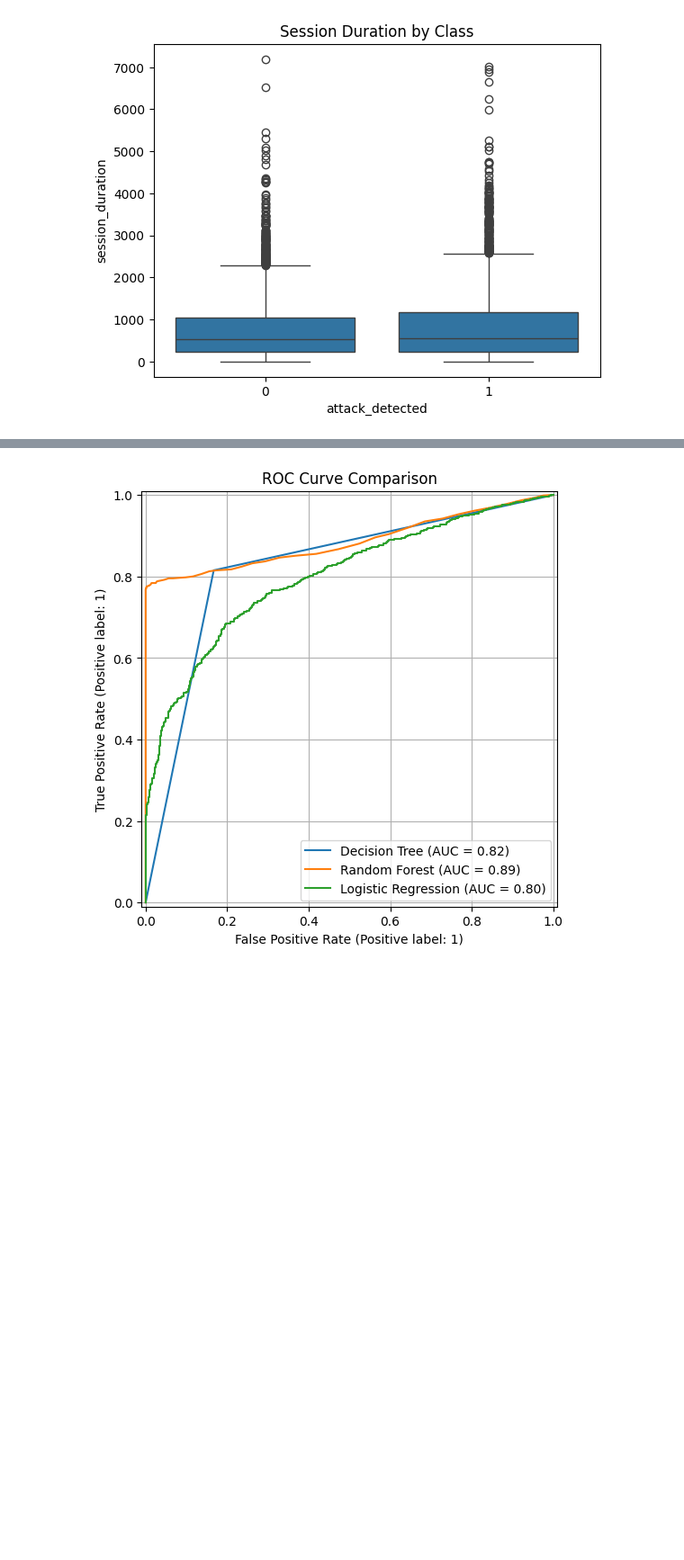
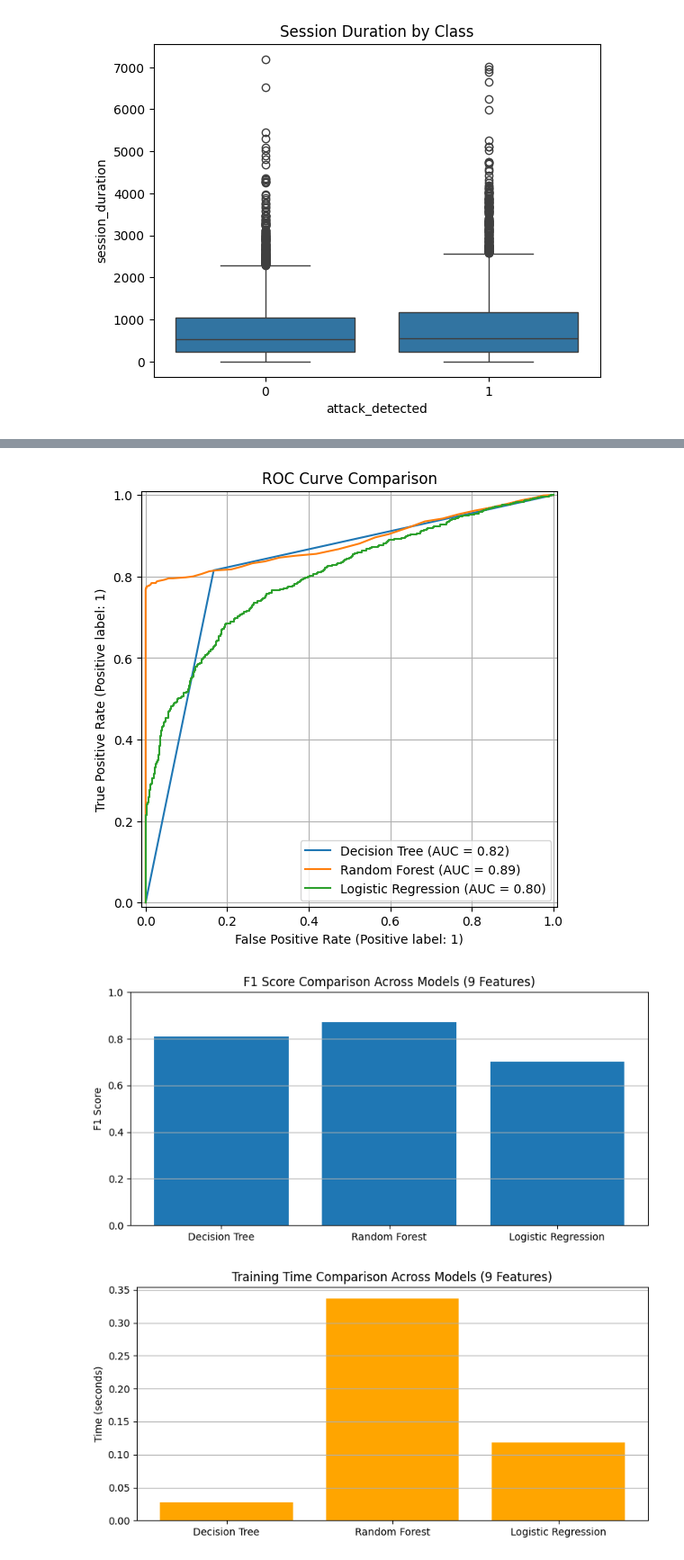
Before and after one commit to JoaoB97/Applied-Machine-Learning, a Jupyter notebook: CyberSecurity_Intrustion_Dataset_Joao_Binda_S18105385.ipynb, the cells around one changed output, grey strips where cells are left out. Shown at 90% size. Drawn from its saved outputs; the diff is of its cells as text; code cells hidden in the pictures; blank space fills up the shorter version.

```diff
--- a/CyberSecurity_Intrustion_Dataset_Joao_Binda_S18105385.ipynb
+++ b/CyberSecurity_Intrustion_Dataset_Joao_Binda_S18105385.ipynb
@@ -118,33 +118,67 @@ plt.tight_layout()
 plt.show()
 
 # Plot ROC curves
 plt.figure(figsize=(10, 6))
 for name, model in models.items():
     if hasattr(model, "predict_proba"):
         RocCurveDisplay.from_estimator(model, X_test, y_test, name=name, ax=plt.gca())
 plt.title("ROC Curve Comparison")
 plt.grid(True)
 plt.show()
+
+import pandas as pd
+import matplotlib.pyplot as plt
+
+# Simulate final metrics extracted from the models for 9 features (as per previous request)
+# Replace these values with the actual extracted values if needed
+metrics_summary = {
+    "Model": ["Decision Tree", "Random Forest", "Logistic Regression"],
+    "F1 Score": [0.8087, 0.8722, 0.7022],
+    "Time (s)": [0.028, 0.337, 0.118]
+}
+
+df_metrics = pd.DataFrame(metrics_summary)
+
+# Plot F1 Score Bar Chart
+plt.figure(figsize=(8, 4))
+plt.bar(df_metrics["Model"], df_metrics["F1 Score"])
+plt.title("F1 Score Comparison Across Models (9 Features)")
+plt.ylabel("F1 Score")
+plt.ylim(0, 1)
+plt.grid(axis="y")
+plt.tight_layout()
+plt.show()
+
+# Plot Time Bar Chart
+plt.figure(figsize=(8, 4))
+plt.bar(df_metrics["Model"], df_metrics["Time (s)"], color="orange")
+plt.title("Training Time Comparison Across Models (9 Features)")
+plt.ylabel("Time (seconds)")
+plt.grid(axis="y")
+plt.tight_layout()
+plt.show()
 # %% [output]
 Model: Decision Tree
 Accuracy: 0.8249
 Precision: 0.8023
 Recall: 0.8152
 F1 Score: 0.8087
 ROC AUC: 0.8241
 Classification Report:
                precision    recall  f1-score   support
 
            0       0.84      0.83      0.84      1042
            1       0.80      0.82      0.81       866
 
 ... (33 lines left out)
 
     accuracy                           0.75      1908
    macro avg       0.75      0.74      0.74      1908
 weighted avg       0.75      0.75      0.74      1908
 [figure]
 [figure]
+[figure, added]
+[figure, added]
 # %%
 import pandas as pd
 import numpy as np
```
Also changed, not shown: parts of 5 cells of this notebook.
